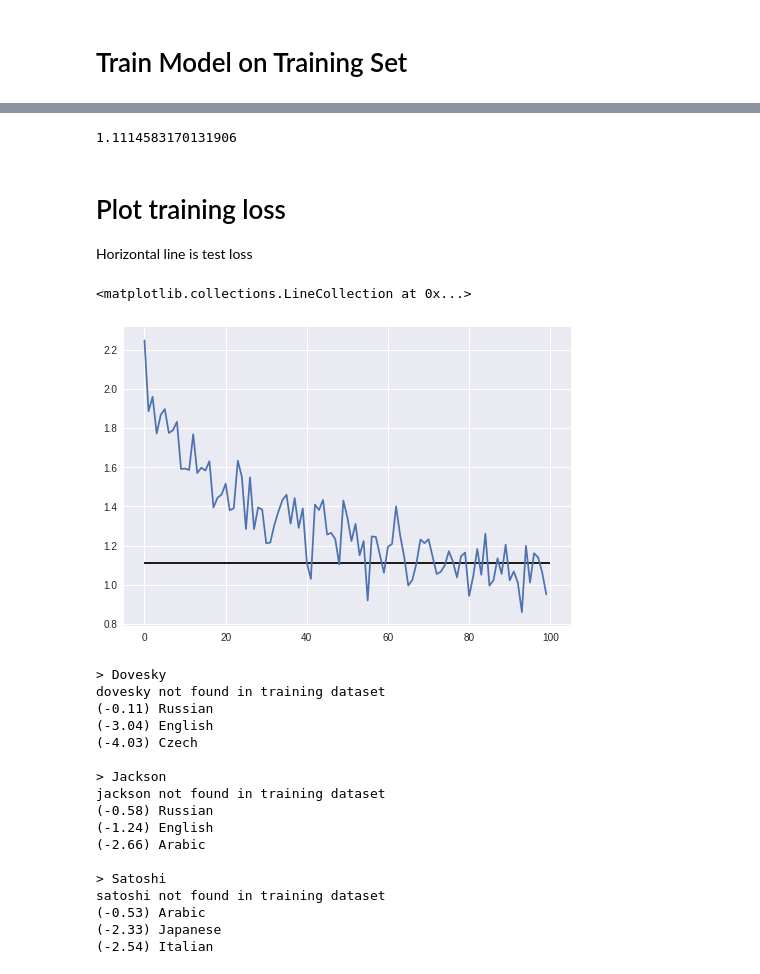
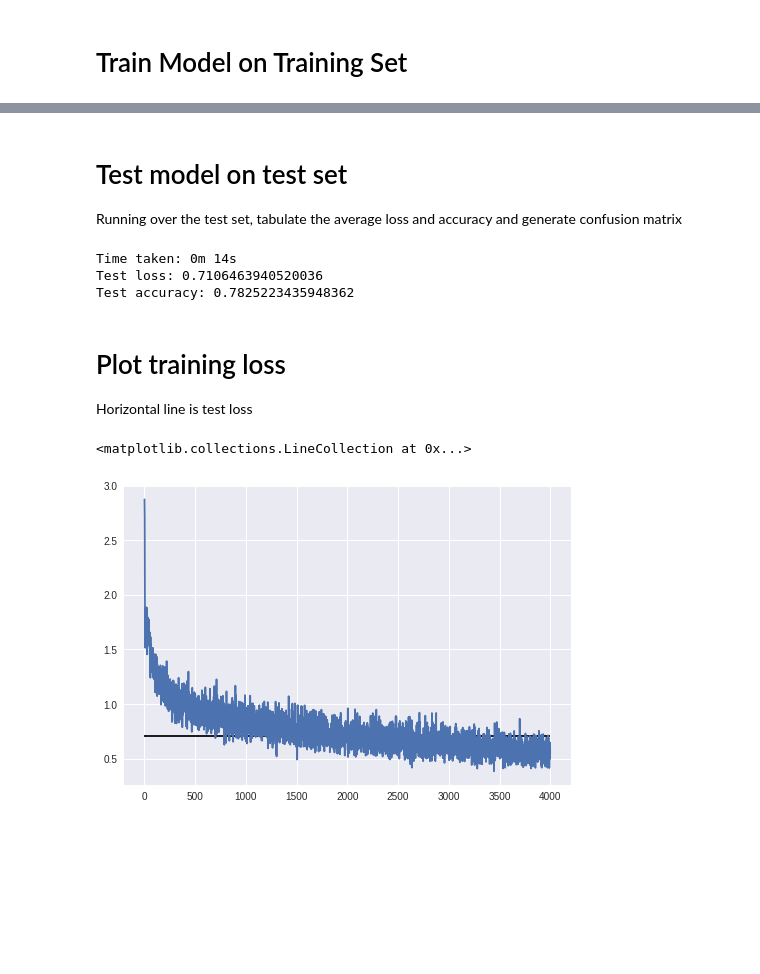
Before and after one commit to nathanaelsee/diffplasticity-RNN, a Jupyter notebook: diffplastRNN.ipynb, the cells around one changed output, grey strips where cells are left out. Saved outputs shown, nothing was run; the diff lists cells and outputs as text; code cells hidden in the pictures; blank space fills up the shorter version.

Commit message:
20-epoch training

```diff
--- a/diffplastRNN.ipynb
+++ b/diffplastRNN.ipynb
@@ -50,7 +187,10 @@ class DiffPlastRNN(nn.Module):
         self.alpha = nn.Parameter(.01 * torch.randn(input_size, input_size), requires_grad=True) # The matrix of plasticity coefficients
         self.eta   = nn.Parameter(.01 * torch.ones(1),                       requires_grad=True) # The "learning rate" of plasticity - scalar-valued
 
-        self.mlp = nn.Linear(input_size, num_classes) # MLP on top of hidden state for classification
+        # 2-layer MLP on top of hidden state for classification
+        self.l1 = nn.Linear(input_size, input_size)
+        self.nonlin = nn.Tanh()
+        self.l2 = nn.Linear(input_size, num_classes)
         self.softmax = nn.LogSoftmax(dim=1)           # Softmax layer on classification
 
     # Run the network for one timestep
@@ -64,7 +204,7 @@ class DiffPlastRNN(nn.Module):
         # bmm here is used to implement an outer product between yin and yout, with the help of unsqueeze (i.e. added empty dimensions)
 
         # log softmax output for classification
-        output = self.softmax(self.mlp(x_out))
+        output = self.softmax(self.l2(self.nonlin(self.l1(x_out))))
 
         return x_out, hebb, output
 
@@ -190,7 +227,7 @@ Test set size: 4015
 # Hyperparameters
 n_letters = len(all_letters)
 n_categories = len(all_categories)
-learning_rate = 0.001
+learning_rate = 0.0001
 
 # Initialize net & training settings
 net = DiffPlastRNN(n_letters, n_categories)
@@ -198,8 +235,7 @@ loss_func = nn.NLLLoss() # negative log likelihood loss
 optimizer = torch.optim.Adam(net.parameters(), lr=learning_rate) # Adam optimizer - more nuanced than basic grad desc
 
 # Enable CUDA if available
-use_cuda = True
-if use_cuda and torch.cuda.is_available():
+if torch.cuda.is_available():
     net.cuda()
     net.checkCuda()
     print("Using CUDA!")
@@ -341,52 +414,45 @@ for iter in range(0, n_iters):
+# %% [markdown]
+# Test model on test set
+
+Running over the test set, tabulate the average loss and accuracy and generate confusion matrix
 # %%
 # Test
 start = time.time()
 
 n_iters = n_test
 total_test_loss = 0
+correct = 0
+
+confusion = torch.zeros(n_categories, n_categories)
 
 for iter in range(0, n_iters):
-    category, line, category_tensor, line_tensor = getTestExample(iter)
-    output, loss = test(category_tensor, line_tensor)
+    category, line, category_tensor, line_tensor = getExample(iter, test_set)
+    output, loss = iterate(category_tensor, line_tensor, train=False)
     total_test_loss += loss
 
+    guess, guess_i = categoryFromOutput(output)
+    if guess == category: correct += 1
+    category_i = all_categories.index(category)
+    confusion[category_i][guess_i] += 1
+
 test_loss = total_test_loss / n_test
+accuracy = correct / n_test
+print("Time taken:", timeSince(start))
 print("Test loss:", test_loss)
+print("Test accuracy:", accuracy)
 # %% [output]
-1.1114583170131906
+Time taken: 0m 14s
+Test loss: 0.7106463940520036
+Test accuracy: 0.7825223435948362
 # %% [markdown]
 # Plot training loss
 Horizontal line is test loss
 # %%
 import matplotlib.pyplot as plt
 
-plt.figure()
+graph = plt.figure()
 plt.plot(training_losses)
-plt.hlines(test_loss, 0, 100)
-
-#torch.save(net.state_dict(), 'model.pkl')
+plt.hlines(test_loss, 0, len(training_losses))
 # %% [output]
 <matplotlib.collections.LineCollection at 0x...>
-[figure, old version]
+[figure, new version]
-# %%
-predict('Dovesky')
-predict('Jackson')
-predict('Satoshi')
-# %% [output]
-> Dovesky
-dovesky not found in training dataset
-(-0.11) Russian
-(-3.04) English
-(-4.03) Czech
-
-> Jackson
-jackson not found in training dataset
-(-0.58) Russian
-(-1.24) English
-(-2.66) Arabic
-
-> Satoshi
-satoshi not found in training dataset
-(-0.53) Arabic
-(-2.33) Japanese
-(-2.54) Italian
```
Also changed, not shown: parts of 18 cells of this notebook.
